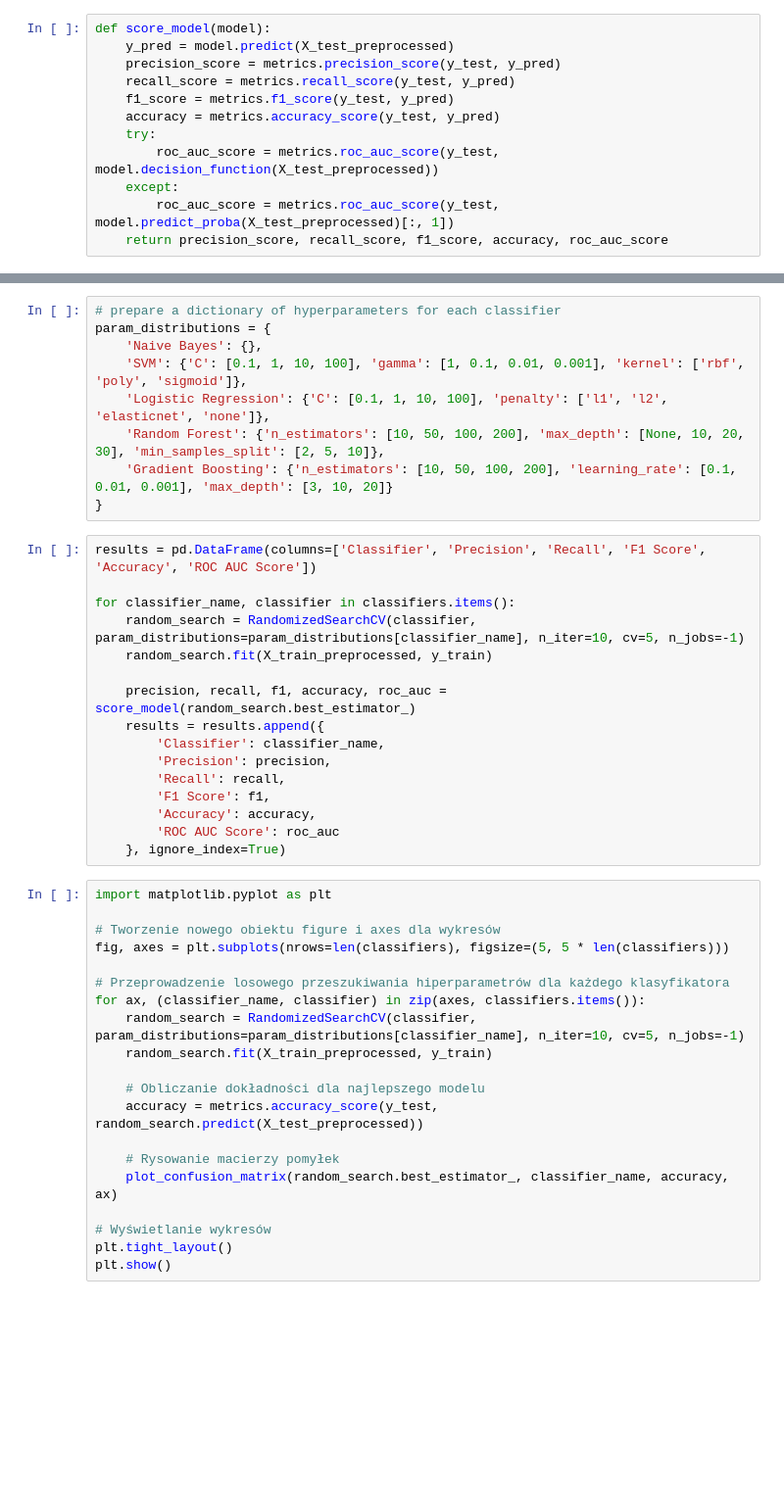
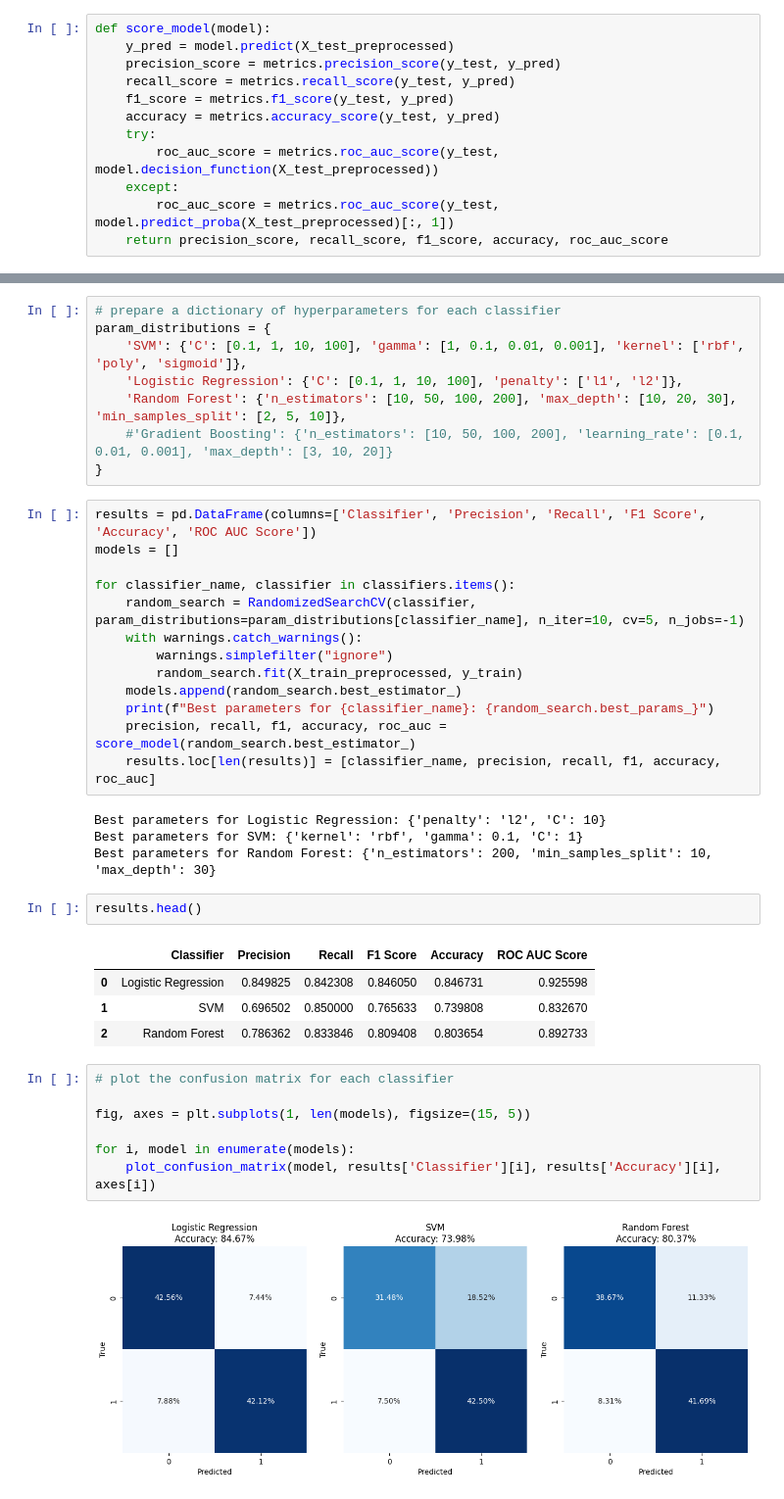
Before and after one commit to KrystianJachna/Sentiment-Analysis, a Jupyter notebook: notebooks/model_experiments.ipynb, the cells around one changed output, grey strips where cells are left out. Shown at 98% size. Drawn from its saved outputs; the diff is of its cells as text; blank space fills up the shorter version.

```diff
--- a/notebooks/model_experiments.ipynb
+++ b/notebooks/model_experiments.ipynb
@@ -178,45 +178,41 @@ classifiers = {
 # %%
 # prepare a dictionary of hyperparameters for each classifier
 param_distributions = {
-    'Naive Bayes': {},
     'SVM': {'C': [0.1, 1, 10, 100], 'gamma': [1, 0.1, 0.01, 0.001], 'kernel': ['rbf', 'poly', 'sigmoid']},
-    'Logistic Regression': {'C': [0.1, 1, 10, 100], 'penalty': ['l1', 'l2', 'elasticnet', 'none']},
-    'Random Forest': {'n_estimators': [10, 50, 100, 200], 'max_depth': [None, 10, 20, 30], 'min_samples_split': [2, 5, 10]},
-    'Gradient Boosting': {'n_estimators': [10, 50, 100, 200], 'learning_rate': [0.1, 0.01, 0.001], 'max_depth': [3, 10, 20]}
+    'Logistic Regression': {'C': [0.1, 1, 10, 100], 'penalty': ['l1', 'l2']},
+    'Random Forest': {'n_estimators': [10, 50, 100, 200], 'max_depth': [10, 20, 30], 'min_samples_split': [2, 5, 10]},
+    #'Gradient Boosting': {'n_estimators': [10, 50, 100, 200], 'learning_rate': [0.1, 0.01, 0.001], 'max_depth': [3, 10, 20]}
 }
 # %%
 results = pd.DataFrame(columns=['Classifier', 'Precision', 'Recall', 'F1 Score', 'Accuracy', 'ROC AUC Score'])
+models = []
 
 for classifier_name, classifier in classifiers.items():
     random_search = RandomizedSearchCV(classifier, param_distributions=param_distributions[classifier_name], n_iter=10, cv=5, n_jobs=-1)
-    random_search.fit(X_train_preprocessed, y_train)
-
+    with warnings.catch_warnings():
+        warnings.simplefilter("ignore")
+        random_search.fit(X_train_preprocessed, y_train)
+    models.append(random_search.best_estimator_)
+    print(f"Best parameters for {classifier_name}: {random_search.best_params_}")
     precision, recall, f1, accuracy, roc_auc = score_model(random_search.best_estimator_)
-    results = results.append({
-        'Classifier': classifier_name,
-        'Precision': precision,
-        'Recall': recall,
-        'F1 Score': f1,
-        'Accuracy': accuracy,
-        'ROC AUC Score': roc_auc
-    }, ignore_index=True)
+    results.loc[len(results)] = [classifier_name, precision, recall, f1, accuracy, roc_auc]
+# %% [output]
+Best parameters for Logistic Regression: {'penalty': 'l2', 'C': 10}
+Best parameters for SVM: {'kernel': 'rbf', 'gamma': 0.1, 'C': 1}
+Best parameters for Random Forest: {'n_estimators': 200, 'min_samples_split': 10, 'max_depth': 30}
+# %%
+results.head()
+# %% [output]
+|  | Classifier | Precision | Recall | F1 Score | Accuracy | ROC AUC Score |
+| 0 | Logistic Regression | 0.849825 | 0.842308 | 0.846050 | 0.846731 | 0.925598 |
+| 1 | SVM | 0.696502 | 0.850000 | 0.765633 | 0.739808 | 0.832670 |
+| 2 | Random Forest | 0.786362 | 0.833846 | 0.809408 | 0.803654 | 0.892733 |
 # %%
-import matplotlib.pyplot as plt
+# plot the confusion matrix for each classifier
 
-# Tworzenie nowego obiektu figure i axes dla wykresów
-fig, axes = plt.subplots(nrows=len(classifiers), figsize=(5, 5 * len(classifiers)))
+fig, axes = plt.subplots(1, len(models), figsize=(15, 5))
 
-# Przeprowadzenie losowego przeszukiwania hiperparametrów dla każdego klasyfikatora
-for ax, (classifier_name, classifier) in zip(axes, classifiers.items()):
-    random_search = RandomizedSearchCV(classifier, param_distributions=param_distributions[classifier_name], n_iter=10, cv=5, n_jobs=-1)
-    random_search.fit(X_train_preprocessed, y_train)
-
-    # Obliczanie dokładności dla najlepszego modelu
-    accuracy = metrics.accuracy_score(y_test, random_search.predict(X_test_preprocessed))
-
-    # Rysowanie macierzy pomyłek
-    plot_confusion_matrix(random_search.best_estimator_, classifier_name, accuracy, ax)
-
-# Wyświetlanie wykresów
-plt.tight_layout()
-plt.show()
+for i, model in enumerate(models):
+    plot_confusion_matrix(model, results['Classifier'][i], results['Accuracy'][i], axes[i])
+# %% [output]
+[figure, added]
```
Also changed, not shown: parts of 12 cells of this notebook, 1 other file.
